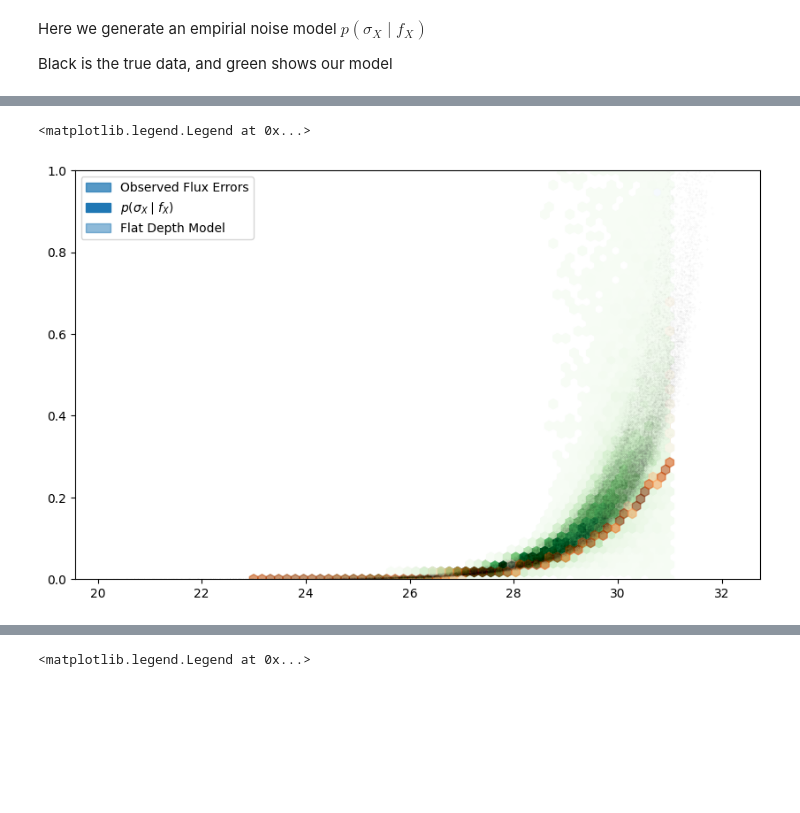
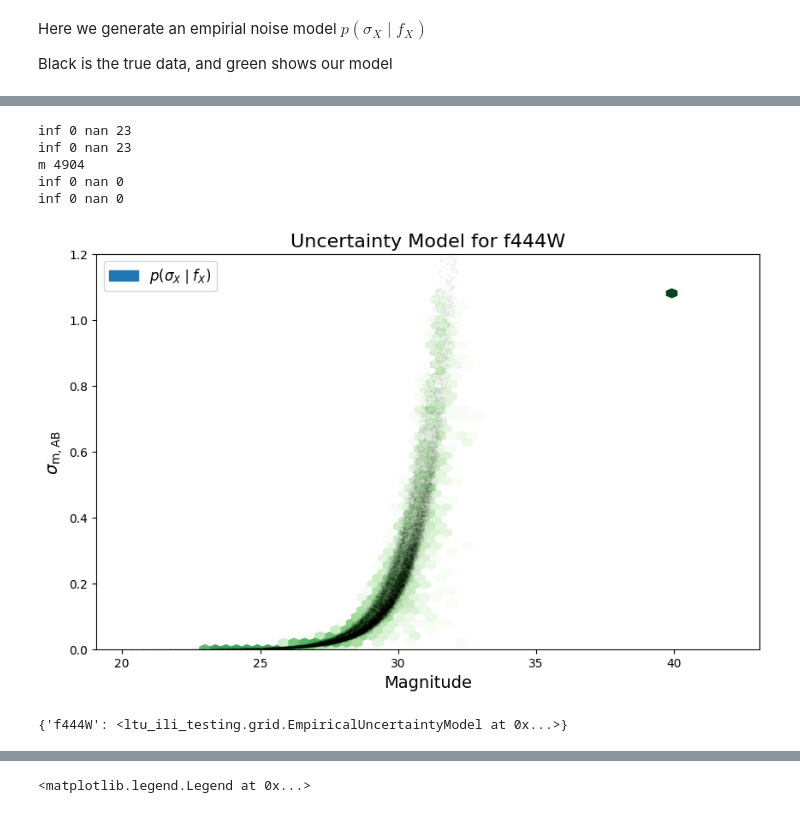
Before and after one commit to synthesizer-project/synference, a Jupyter notebook: scripts/sbi/empirical_noise_model.ipynb, the cells around one changed output, grey strips where cells are left out. Cells and saved outputs as stored; diff of their text form; code cells hidden in the pictures; blank space fills up the shorter version.

```diff
--- a/scripts/sbi/empirical_noise_model.ipynb
+++ b/scripts/sbi/empirical_noise_model.ipynb
@@ -66,39 +81,15 @@ Black is the true data, and green shows our model
 # %%
+
 file = '/home/tharvey/Downloads/JADES-Deep-GS_MASTER_Sel-f277W+f356W+f444W_v9_loc_depth_masked_10pc_EAZY_matched_selection_ext_src_UV.fits'
+from ltu_ili_testing import create_uncertainity_models_from_EPOCHS_cat
 
 
-table = Table.read(file)
-
-band = 'f444W'
-
-flux = table[f'MAG_APER_{band}_aper_corr'][:, 0]
-flux_err_l = table[f'MAGERR_APER_{band}_l1_loc_depth'][:, 0]
-flux_err_u = table[f'MAGERR_APER_{band}_u1_loc_depth'][:, 0]
-# drop NaNs and -99's
-
-mask = (flux != -99) & (flux_err_l != -99) & (flux_err_u != -99) & (flux > 0) & (flux_err_l > 0) & (flux_err_u > 0)
-flux = flux[mask]
-flux_err_l = flux_err_l[mask]
-flux_err_u = flux_err_u[mask]
-
-# bin and plot as contour
-plt.figure(figsize=(10, 6))
-
-plt.hexbin(flux, flux_err_l, gridsize=50, cmap='Blues', mincnt=1, extent=(23, 31, 0, 1), alpha=0.75)
-plt.hexbin(flux, flux_err_u, gridsize=50, cmap='Reds', mincnt=1, extent=(23, 31, 0, 1), alpha=0.75, label='Observed Flux Errors')
-plt.scatter(flux, (flux_err_l + flux_err_u) / 2, alpha=0.03, color='black', s=0.1, zorder=10)
-plt.ylim(0, 1)
-
-
-noise_model = EmpiricalUncertaintyModel(flux, (flux_err_l + flux_err_u) / 2, num_bins=20, log_bins=True)
-noisy_flux, sampled_sigma = noise_model.apply_noise_to_flux(flux, max_sigma_deviation=10, true_flux_units='AB')
-
-#plt.scatter(noisy_flux, sampled_sigma, alpha=0.1, color='green', s=0.1)
-plt.hexbin(noisy_flux, sampled_sigma, gridsize=50, cmap='Greens', mincnt=1, extent=(23, 31, 0, 1), alpha=1, label=r'$p\left(\sigma_X \mid f_X\right)$')
-
-plt.hexbin(depth_model_fitter.feature_array[:, -21], depth_model_fitter.feature_array[:, -1], mincnt=1,extent=(23, 31, 0, 1), cmap='Oranges', gridsize=50, alpha=0.5, label='Flat Depth Model')
-
-plt.legend()
+create_uncertainity_models_from_EPOCHS_cat(file, 'f444W', plot=True)
 # %% [output]
-<matplotlib.legend.Legend at 0x...>
+inf 0 nan 23
+inf 0 nan 23
+m 4904
+inf 0 nan 0
+inf 0 nan 0
-[figure, old version]
+[figure, new version]
+{'f444W': <ltu_ili_testing.grid.EmpiricalUncertaintyModel at 0x...>}
```
Also changed, not shown: parts of 31 cells of this notebook, 16 other files.
